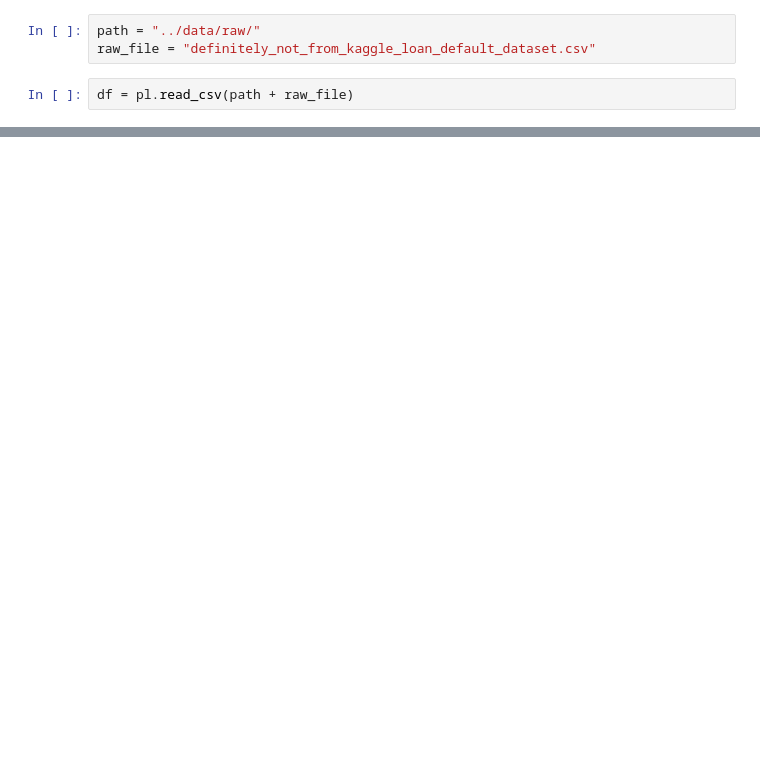
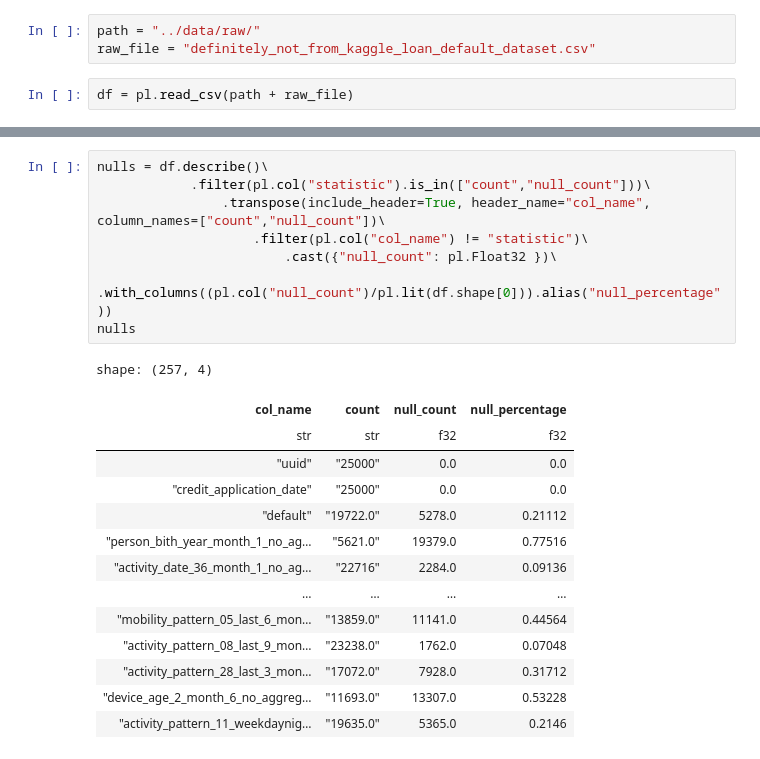
Before and after one commit to Rodma-BR/Loan-default-prediction, a Jupyter notebook: notebooks/EDA.ipynb, the cells around one changed output, grey strips where cells are left out. Cells and saved outputs as stored; diff of their text form; blank space fills up the shorter version.

```diff
--- a/notebooks/EDA.ipynb
+++ b/notebooks/EDA.ipynb
@@ -41,0 +150,23 @@ shape: (3, 257)
+# %%
+nulls = df.describe()\
+            .filter(pl.col("statistic").is_in(["count","null_count"]))\
+                .transpose(include_header=True, header_name="col_name", column_names=["count","null_count"])\
+                    .filter(pl.col("col_name") != "statistic")\
+                        .cast({"null_count": pl.Float32 })\
+                            .with_columns((pl.col("null_count")/pl.lit(df.shape[0])).alias("null_percentage"))
+nulls
+# %% [output]
+shape: (257, 4)
+| col_name | count | null_count | null_percentage |
+| str | str | f32 | f32 |
+| "uuid" | "25000" | 0.0 | 0.0 |
+| "credit_application_date" | "25000" | 0.0 | 0.0 |
+| "default" | "19722.0" | 5278.0 | 0.21112 |
+| "person_bith_year_month_1_no_ag… | "5621.0" | 19379.0 | 0.77516 |
+| "activity_date_36_month_1_no_ag… | "22716" | 2284.0 | 0.09136 |
+| … | … | … | … |
+| "mobility_pattern_05_last_6_mon… | "13859.0" | 11141.0 | 0.44564 |
+| "activity_pattern_08_last_9_mon… | "23238.0" | 1762.0 | 0.07048 |
+| "activity_pattern_28_last_3_mon… | "17072.0" | 7928.0 | 0.31712 |
+| "device_age_2_month_6_no_aggreg… | "11693.0" | 13307.0 | 0.53228 |
+| "activity_pattern_11_weekdaynig… | "19635.0" | 5365.0 | 0.2146 |
```
Also changed, not shown: parts of 19 cells of this notebook, 2 other files.
